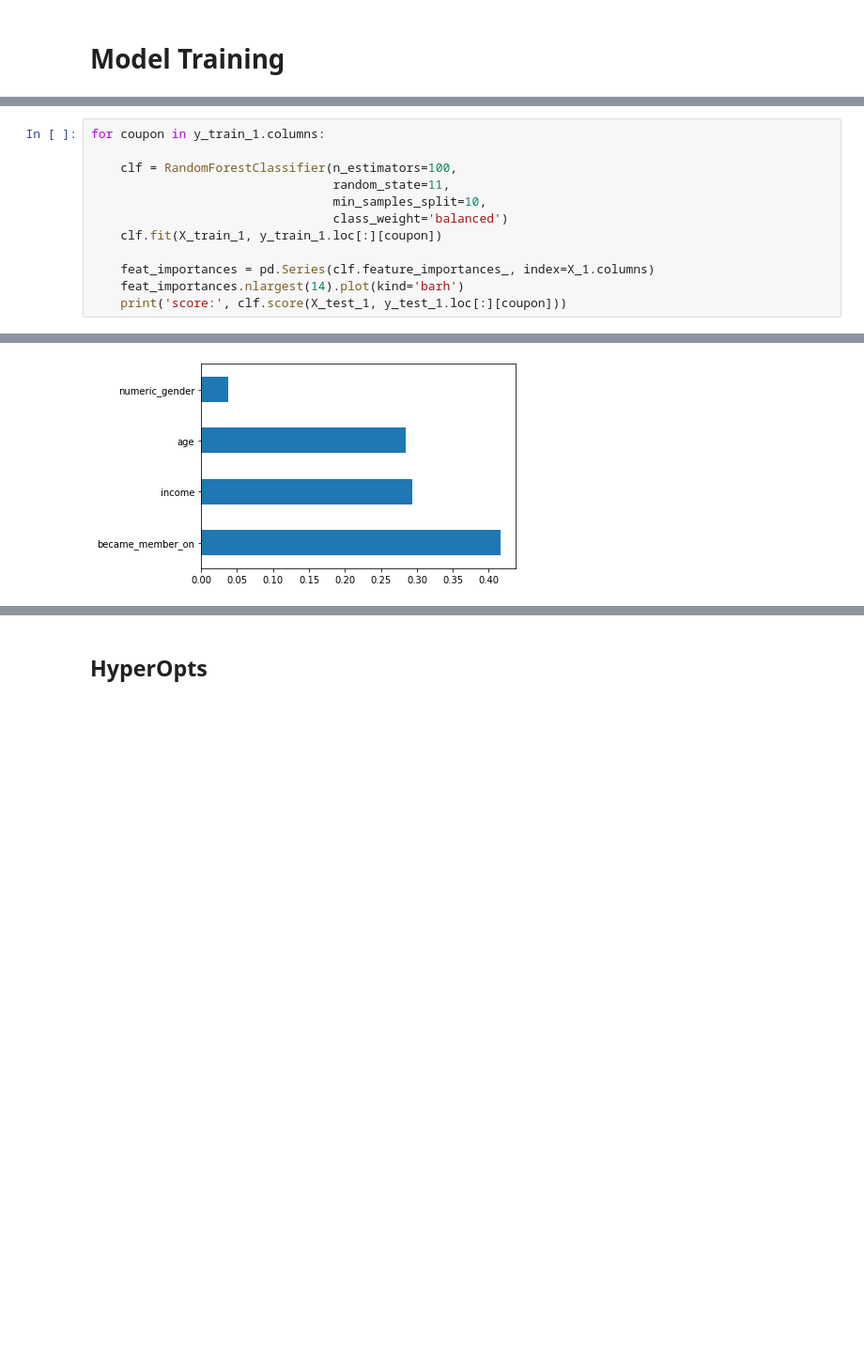
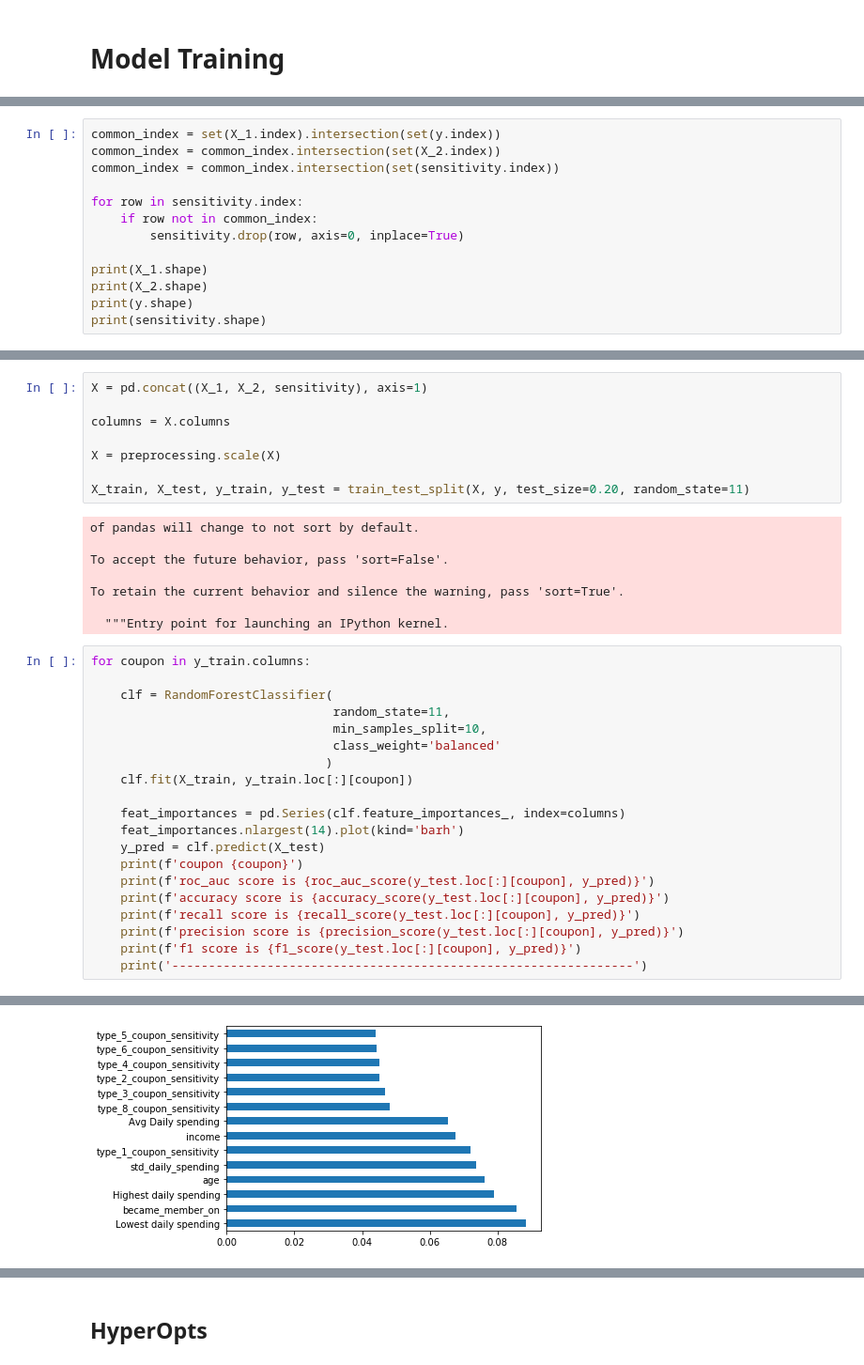
Before and after one commit to LeoYuanjieLi/starbucks_ml, a Jupyter notebook: Model_Training.ipynb, the cells around one changed output, grey strips where cells are left out. Shown: that part at 94% size. Drawn from its saved outputs; the diff is of its cells as text; blank space fills up the shorter version.

```diff
--- a/Model_Training.ipynb
+++ b/Model_Training.ipynb
@@ -63,0 +25,13 @@ X_2.head()
+# %%
+common_index = set(X_1.index).intersection(set(y.index))
+common_index = common_index.intersection(set(X_2.index))
+common_index = common_index.intersection(set(sensitivity.index))
+
+for row in sensitivity.index:
+    if row not in common_index:
+        sensitivity.drop(row, axis=0, inplace=True)
+
+print(X_1.shape)
+print(X_2.shape)
+print(y.shape)
+print(sensitivity.shape)
@@ -88,13 +120,37 @@ y_test_1[:5]
+# %%
+X = pd.concat((X_1, X_2, sensitivity), axis=1)
+
+columns = X.columns
+
+X = preprocessing.scale(X)
+
+X_train, X_test, y_train, y_test = train_test_split(X, y, test_size=0.20, random_state=11)
+# %% [output]
+of pandas will change to not sort by default.
+
+To accept the future behavior, pass 'sort=False'.
+
+To retain the current behavior and silence the warning, pass 'sort=True'.
+
+  """Entry point for launching an IPython kernel.
 # %%
-for coupon in y_train_1.columns:
+for coupon in y_train.columns:
 
-    clf = RandomForestClassifier(n_estimators=100,
+    clf = RandomForestClassifier(
                                  random_state=11,
                                  min_samples_split=10,
-                                 class_weight='balanced')
-    clf.fit(X_train_1, y_train_1.loc[:][coupon])
+                                 class_weight='balanced'
+                                )
+    clf.fit(X_train, y_train.loc[:][coupon])
 
-    feat_importances = pd.Series(clf.feature_importances_, index=X_1.columns)
+    feat_importances = pd.Series(clf.feature_importances_, index=columns)
     feat_importances.nlargest(14).plot(kind='barh')
-    print('score:', clf.score(X_test_1, y_test_1.loc[:][coupon]))
+    y_pred = clf.predict(X_test)
+    print(f'coupon {coupon}')
+    print(f'roc_auc score is {roc_auc_score(y_test.loc[:][coupon], y_pred)}')
+    print(f'accuracy score is {accuracy_score(y_test.loc[:][coupon], y_pred)}')
+    print(f'recall score is {recall_score(y_test.loc[:][coupon], y_pred)}')
+    print(f'precision score is {precision_score(y_test.loc[:][coupon], y_pred)}')
+    print(f'f1 score is {f1_score(y_test.loc[:][coupon], y_pred)}')
+    print('---------------------------------------------------------------')
 # %% [output]
@@ -109 +213 @@ score: 0.8481802426343155
-[figure, old version]
+[figure, new version]
```
Also changed, not shown: parts of 39 cells of this notebook, 14 other files.
